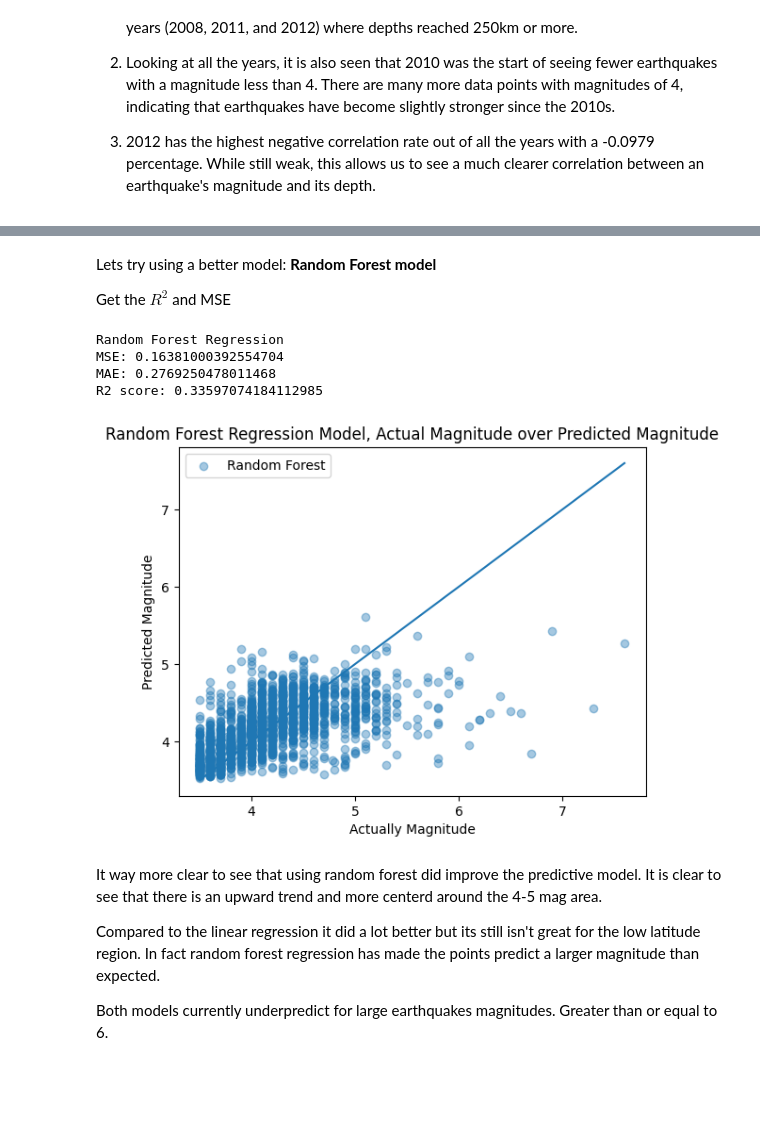
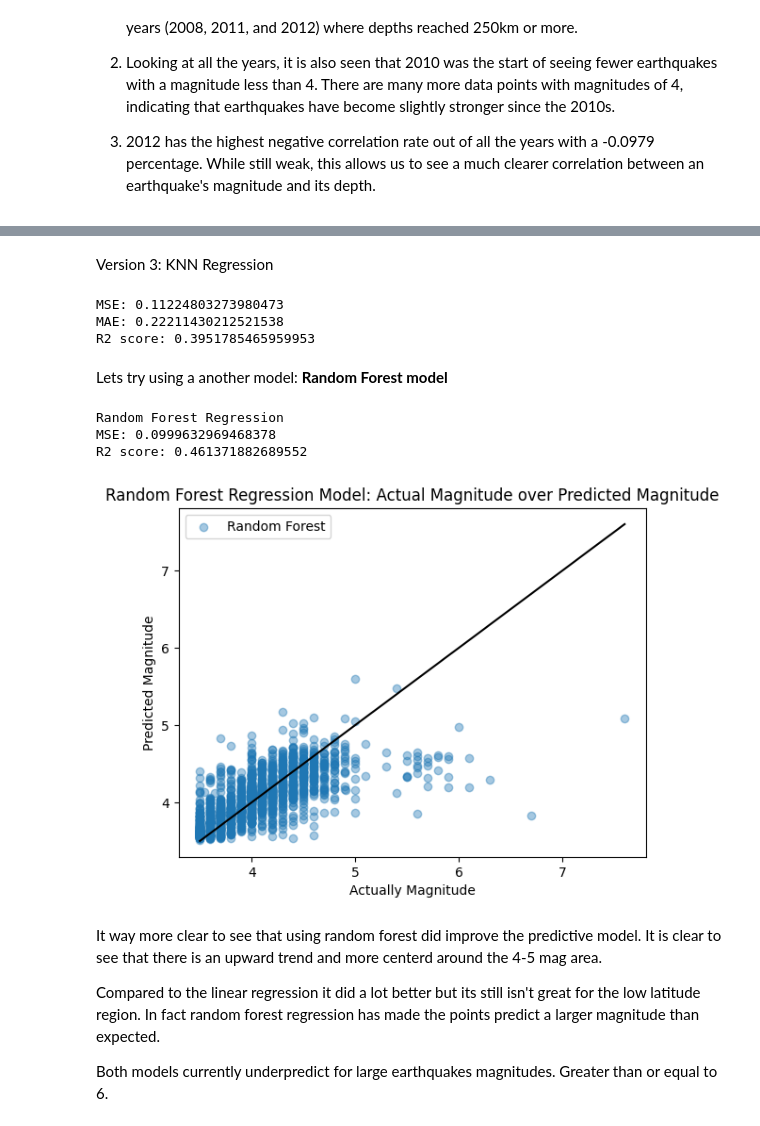
Before and after one commit to NatalieFig/cmsc320finalproj, a Jupyter notebook: CMSC320_Final_Project.ipynb, the cells around one changed output, grey strips where cells are left out. Drawn from its saved outputs; the diff is of its cells as text; code cells hidden in the pictures; blank space fills up the shorter version.

```diff
--- a/CMSC320_Final_Project.ipynb
+++ b/CMSC320_Final_Project.ipynb
@@ -105,10 +112,11 @@ Parse data: Sort by magnitude
 earthquakes_df = earthquakes_df.sort_values(by=['mag'], ascending=False).reset_index(drop='True')
 
 #this line below is to check if there was mag error, there is, maybe we could use it
-#earthquakes_df = earthquakes_df.dropna(subset=['magError', "depthError", "horizontalError"])
+earthquakes_df = earthquakes_df.drop(columns=['magError', "depthError", "horizontalError", "status", "type"])
 earthquakes_df = earthquakes_df.dropna(subset=['gap'])
 #date only column, in datetime (remove .dt.date to get full date and time in datetime format)
 date = pd.to_datetime(earthquakes_df['time']).dt.date
 earthquakes_df.insert(0, 'date', date)
+earthquakes_df = earthquakes_df[earthquakes_df["locationSource"] == earthquakes_df["magSource"]]
 display(earthquakes_df)
 # %% [output]
@@ -637,40 +621,59 @@ This model currenly underpredict for large earthquakes magnitudes bigger than 4.
+# %% [markdown]
+Version 3: KNN Regression
+# %%
+from scipy.special import kn
+#work if location and/or depth has an impact on magnitude (maybe based on years)
+#KNN
+kn_model = KNeighborsRegressor(n_neighbors=10)
+kn_model.fit(X_train, y_train)
+kn_predict = kn_model.predict(X_test)
+
+
+kn_mse = mean_squared_error(y_test, kn_predict)
+kn_r2 = r2_score(y_test, kn_predict)
+kn_mae = mean_absolute_error(y_test, kn_predict)
+
+print(f"MSE: {kn_mse}")
+print(f"MAE: {kn_mae}")
+print(f"R2 score: {kn_r2}")
+# %% [output]
+MSE: 0.11224803273980473
+MAE: 0.22211430212521538
+R2 score: 0.3951785465959953
 # %% [markdown]
-Lets try using a better model:
+Lets try using a another model:
 **Random Forest model**
-
-Get the $R^2$ and MSE
 # %%
-randF_model = RandomForestRegressor(n_estimators=350,random_state=42)
+X_train, X_test, y_train, y_test = train_test_split(X,Y, test_size=0.2, random_state=42)
+
+randF_model = RandomForestRegressor(n_estimators=300,random_state=42)
 
 randF_model.fit(X_train, y_train)
 
 randF_predictions = randF_model.predict(X_test)
 
 randF_mse = mean_squared_error(y_test, randF_predictions)
-randF_mae = mean_absolute_error(y_test, randF_predictions)
 randF_r2 = r2_score(y_test, randF_predictions)
 
 print("\nRandom Forest Regression")
 print(f"MSE: {randF_mse}")
-print(f"MAE: {randF_mae}")
 print(f"R2 score: {randF_r2}")
 # %% [output]
 Random Forest Regression
-MSE: 0.16381000392554704
-MAE: 0.2769250478011468
-R2 score: 0.33597074184112985
+MSE: 0.0999632969468378
+R2 score: 0.461371882689552
 # %%
 #random forest version
 plt.scatter(y_test, randF_predictions, alpha=0.4, label="Random Forest")
 #how to plot line regression using min max of y_test
-plt.plot([y_test.min(), y_test.max()], [y_test.min(), y_test.max()])
+plt.plot([y_test.min(), y_test.max()], [y_test.min(), y_test.max()], color="black")
 plt.xlabel("Actually Magnitude")
 plt.ylabel("Predicted Magnitude")
-plt.title("Random Forest Regression Model, Actual Magnitude over Predicted Magnitude")
+plt.title("Random Forest Regression Model: Actual Magnitude over Predicted Magnitude")
 plt.legend()
 plt.show()
 # %% [output]
-[figure, old version]
+[figure, new version]
 # %% [markdown]
 It way more clear to see that using random forest did improve the predictive model. It is clear to see that there is an upward trend and more centerd around the 4-5 mag area.
 
```
Also changed, not shown: parts of 53 cells of this notebook.
